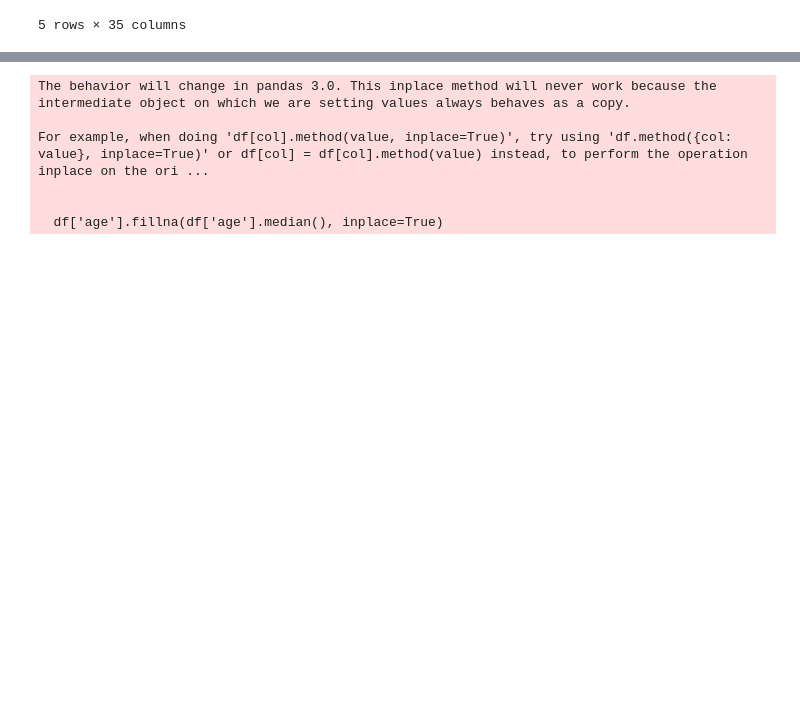
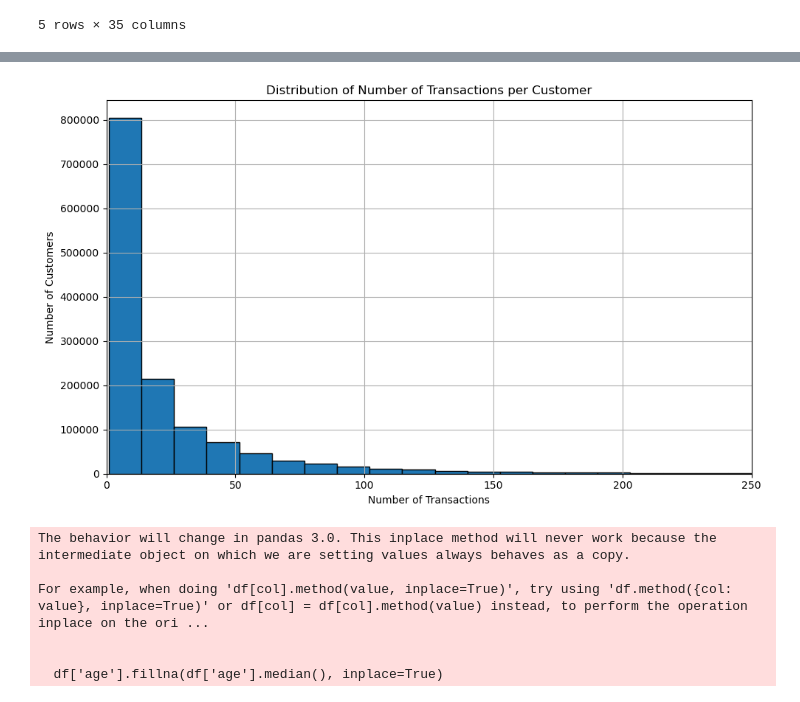
Before and after one commit to amaccodes/hm-fashion-recommender, a Jupyter notebook: notebooks/LSTM/data_preparing.ipynb, the cells around one changed output, grey strips where cells are left out. Saved outputs shown, nothing was run; the diff lists cells and outputs as text; code cells hidden in the pictures; blank space fills up the shorter version.

```diff
--- a/notebooks/LSTM/data_preparing.ipynb
+++ b/notebooks/LSTM/data_preparing.ipynb
@@ -74,3 +63,18 @@ dtype: int64
+# %%
+transaction_counts = df['customer_id'].value_counts()
+
+# Plot the histogram
+plt.figure(figsize=(10, 6))
+plt.hist(transaction_counts, bins=150, edgecolor='black')  # adjust bins as needed
+plt.title('Distribution of Number of Transactions per Customer')
+plt.xlabel('Number of Transactions')
+plt.xlim(0, 250)  # Limit x-axis from 0 to 250
+plt.ylabel('Number of Customers')
+plt.grid(True)
+plt.tight_layout()
+plt.show()
+# %% [output]
+[figure, added]
 # %%
 # drop the FN, Active, fashion_news_frequency columns
 df = df.drop(columns=['FN', 'Active', 'fashion_news_frequency'])
```
Also changed, not shown: parts of 10 cells of this notebook, 8 other files.
